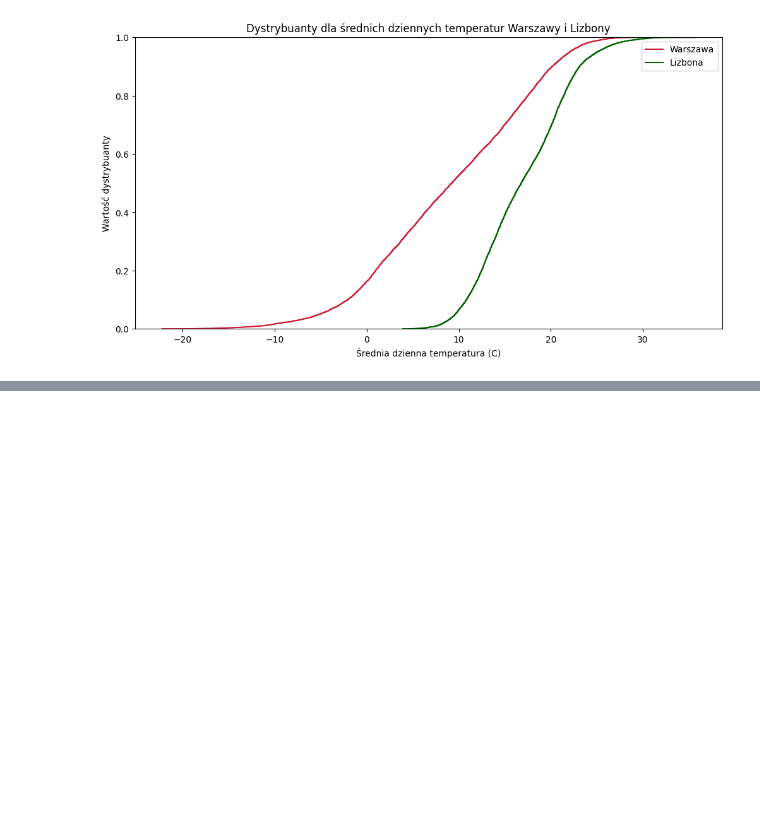
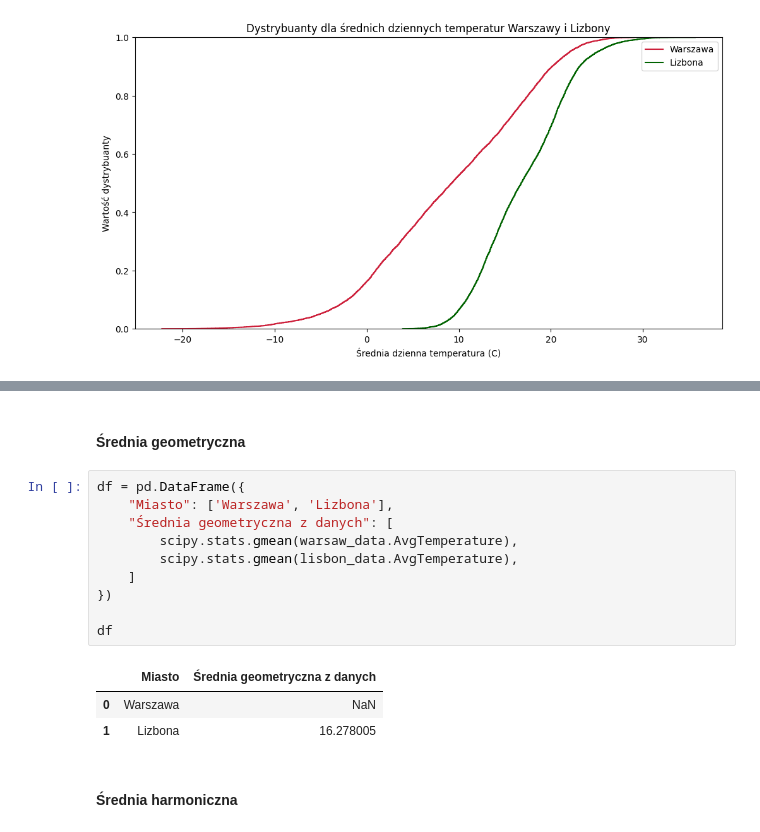
Before and after one commit to mathieuboro/raport, a Jupyter notebook: Raport_!.ipynb, the cells around one changed output, grey strips where cells are left out. Cells and saved outputs as stored; diff of their text form; blank space fills up the shorter version.

```diff
--- a/Raport_!.ipynb
+++ b/Raport_!.ipynb
@@ -347,0 +350,18 @@ plt.show()
+# %% [markdown]
+#### Średnia geometryczna
+# %%
+df = pd.DataFrame({
+    "Miasto": ['Warszawa', 'Lizbona'],
+    "Średnia geometryczna z danych": [
+        scipy.stats.gmean(warsaw_data.AvgTemperature),
+        scipy.stats.gmean(lisbon_data.AvgTemperature),
+    ]
+})
+
+df
+# %% [output]
+|  | Miasto | Średnia geometryczna z danych |
+| 0 | Warszawa | NaN |
+| 1 | Lizbona | 16.278005 |
+# %% [markdown]
+#### Średnia harmoniczna
```
Also changed, not shown: parts of 26 cells of this notebook.
